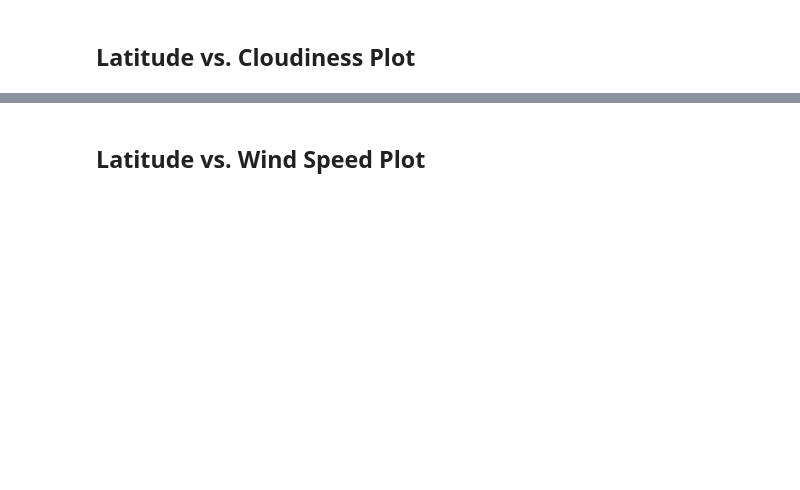
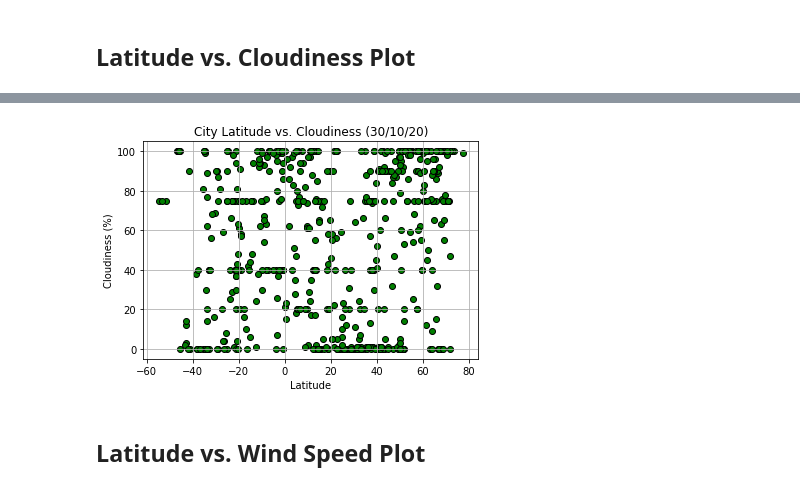
Before and after one commit to HDietrich416/Data-Bootcamp, a Jupyter notebook: Unit 6 - Python API/Part I- WeatherPy/WeatherPy.ipynb, the cells around one changed output, grey strips where cells are left out. Saved outputs shown, nothing was run; the diff lists cells and outputs as text; code cells hidden in the pictures; blank space fills up the shorter version.

```diff
--- a/Unit 6 - Python API/Part I- WeatherPy/WeatherPy.ipynb
+++ b/Unit 6 - Python API/Part I- WeatherPy/WeatherPy.ipynb
@@ -182,2 +223,14 @@ Int64Index([], dtype='int64')
+# %%
+latitude = weather_df['Lat']
+cloudiness = weather_df['Cloudiness']
+
+plt.scatter(latitude, cloudiness, facecolor = 'green',edgecolor = "black")
+plt.title("City Latitude vs. Cloudiness (30/10/20)")
+plt.ylabel("Cloudiness (%)")
+plt.xlabel("Latitude")
+plt.grid()
+plt.show()
+# %% [output]
+[figure, added]
 # %% [markdown]
 ## Latitude vs. Wind Speed Plot
```
Also changed, not shown: parts of 13 cells of this notebook, 1 other file.
